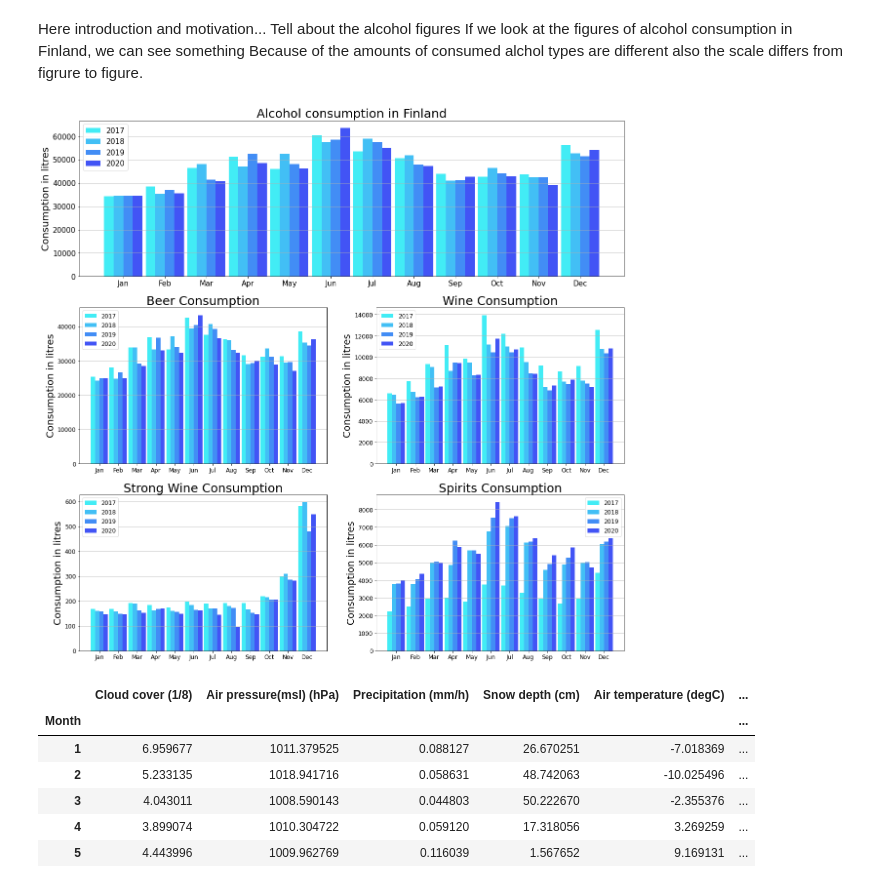
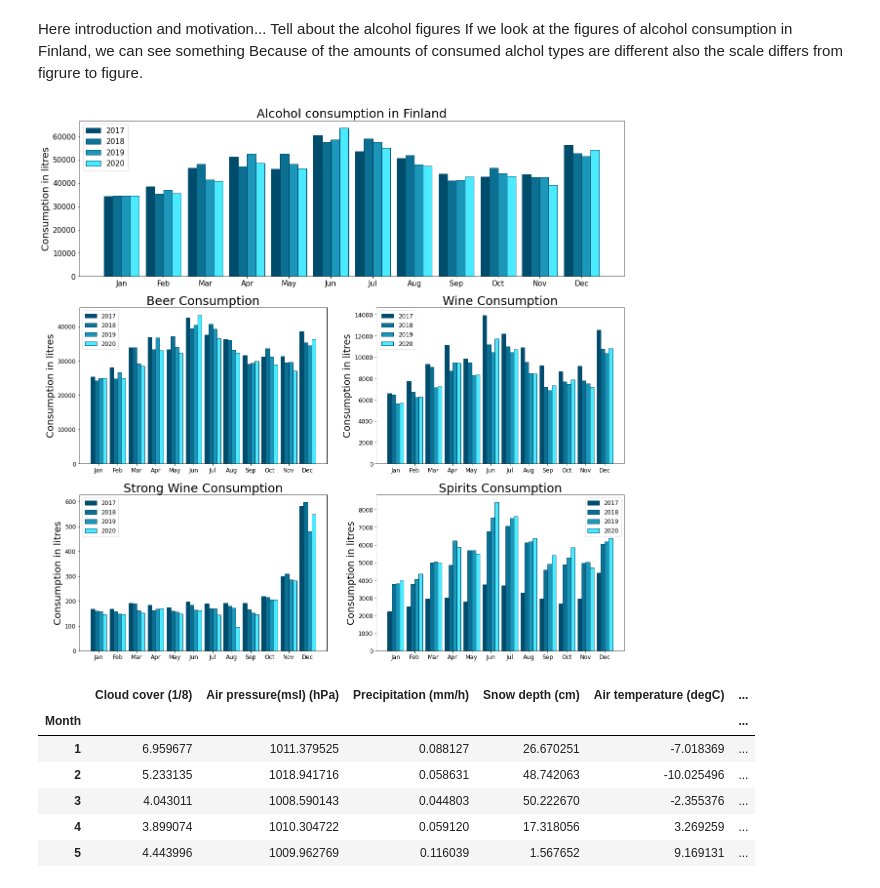
Before and after one commit to DataScience-MiniProjects/IDS-MiniProject, a Jupyter notebook: project-notebook.ipynb, the cells around one changed output. Cells and saved outputs as stored; diff of their text form; code cells hidden in the pictures.

Commit message:
Test colors bars (charts)

```diff
--- a/project-notebook.ipynb
+++ b/project-notebook.ipynb
@@ -70,7 +70,13 @@ spirits2019 = alc_data2019["Spirits"].values
 spirits2018 = alc_data2018["Spirits"].values
 spirits2017 = alc_data2017["Spirits"].values
 
-width = 0.23
+color1 = "#004C6D"
+color2 = "#0c7093"
+color3 = "#1d97b9"
+color4 = "#4ceaff"
+edgeColor = "#004C6D"
+
+width = 0.21
 bar1 = np.arange(len(labels))
 bar2 = [i + width  for i in bar1]
 bar3 = [i + width  for i in bar2]
@@ -78,73 +84,67 @@ bar4 = [i + width  for i in bar3]
 
 plt.figure(figsize=(20,20))
 plt.subplot(3,1,1)
-plt.bar(bar1, total2017, width, label="2017", color="#42ecf5")
-plt.bar(bar2, total2018, width, label="2018", color="#42bff5")
-plt.bar(bar3, total2019, width, label="2019", color="#428df5")
-plt.bar(bar4, total2020, width, label="2020", color="#4254f5")
+plt.bar(bar1, total2017, width, label="2017", color=color1, edgecolor=edgeColor)
+plt.bar(bar2, total2018, width, label="2018", color=color2, edgecolor=edgeColor)
+plt.bar(bar3, total2019, width, label="2019", color=color3, edgecolor=edgeColor)
+plt.bar(bar4, total2020, width, label="2020", color=color4, edgecolor=edgeColor)
 
 plt.ylabel("Consumption in litres", fontsize=20)
 plt.title("Alcohol consumption in Finland", fontsize=25)
 plt.xticks(bar1 + 3*width/2, labels, fontsize=15)
 plt.yticks(fontsize=15)
 plt.legend(fontsize=15)
-plt.grid(axis="y")
-
 
 plt.subplot(3,2,3)
-plt.bar(bar1, beer2017, width, label="2017", color="#42ecf5")
-plt.bar(bar2, beer2018, width, label="2018", color="#42bff5")
-plt.bar(bar3, beer2019, width, label="2019", color="#428df5")
-plt.bar(bar4, beer2020, width, label="2020", color="#4254f5")
+plt.bar(bar1, beer2017, width, label="2017", color=color1, edgecolor=edgeColor)
+plt.bar(bar2, beer2018, width, label="2018", color=color2, edgecolor=edgeColor)
+plt.bar(bar3, beer2019, width, label="2019", color=color3, edgecolor=edgeColor)
+plt.bar(bar4, beer2020, width, label="2020", color=color4, edgecolor=edgeColor)
 
 plt.ylabel("Consumption in litres", fontsize=20)
 plt.title("Beer Consumption", fontsize=25)
 plt.xticks(bar1 + 3*width/2, labels, fontsize=12)
 plt.yticks(fontsize=12)
 plt.legend(fontsize=12)
-plt.grid(axis="y")
 
 plt.subplot(3,2,4)
-plt.bar(bar1, wine2017, width, label="2017", color="#42ecf5")
-plt.bar(bar2, wine2018, width, label="2018", color="#42bff5")
-plt.bar(bar3, wine2019, width, label="2019", color="#428df5")
-plt.bar(bar4, wine2020, width, label="2020", color="#4254f5")
+plt.bar(bar1, wine2017, width, label="2017", color=color1, edgecolor=edgeColor)
+plt.bar(bar2, wine2018, width, label="2018", color=color2, edgecolor=edgeColor)
+plt.bar(bar3, wine2019, width, label="2019", color=color3, edgecolor=edgeColor)
+plt.bar(bar4, wine2020, width, label="2020", color=color4, edgecolor=edgeColor)
 
 plt.ylabel("Consumption in litres", fontsize=20)
 plt.title("Wine Consumption", fontsize=25)
 plt.xticks(bar1 + 3*width/2, labels, fontsize=12)
 plt.yticks(fontsize=12)
 plt.legend(fontsize=12)
-plt.grid(axis="y")
 
 plt.subplot(3,2,5)
-plt.bar(bar1, s_wine2017, width, label="2017", color="#42ecf5")
-plt.bar(bar2, s_wine2018, width, label="2018", color="#42bff5")
-plt.bar(bar3, s_wine2019, width, label="2019", color="#428df5")
-plt.bar(bar4, s_wine2020, width, label="2020", color="#4254f5")
+plt.bar(bar1, s_wine2017, width, label="2017", color=color1, edgecolor=edgeColor)
+plt.bar(bar2, s_wine2018, width, label="2018", color=color2, edgecolor=edgeColor)
+plt.bar(bar3, s_wine2019, width, label="2019", color=color3, edgecolor=edgeColor)
+plt.bar(bar4, s_wine2020, width, label="2020", color=color4, edgecolor=edgeColor)
 
 plt.ylabel("Consumption in litres", fontsize=20)
 plt.title("Strong Wine Consumption", fontsize=25)
 plt.xticks(bar1 + 3*width/2, labels, fontsize=12)
 plt.yticks(fontsize=12)
 plt.legend(fontsize=12)
-plt.grid(axis="y")
 
 plt.subplot(3,2,6)
-plt.bar(bar1, spirits2017, width, label="2017", color="#42ecf5")
-plt.bar(bar2, spirits2018, width, label="2018", color="#42bff5")
-plt.bar(bar3, spirits2019, width, label="2019", color="#428df5")
-plt.bar(bar4, spirits2020, width, label="2020", color="#4254f5")
+plt.bar(bar1, spirits2017, width, label="2017", color=color1, edgecolor=edgeColor)
+plt.bar(bar2, spirits2018, width, label="2018", color=color2, edgecolor=edgeColor)
+plt.bar(bar3, spirits2019, width, label="2019", color=color3, edgecolor=edgeColor)
+plt.bar(bar4, spirits2020, width, label="2020", color=color4, edgecolor=edgeColor)
 
 plt.ylabel("Consumption in litres", fontsize=20)
 plt.title("Spirits Consumption", fontsize=25)
 plt.xticks(bar1 + 3*width/2, labels, fontsize=12)
 plt.yticks(fontsize=12)
 plt.legend(fontsize=12)
-plt.grid(axis="y")
 plt.show()
 # %% [output]
-[figure, old version]
+[figure, new version]
 # %%
 # WEATHER DATA
 def load_csv(file_name:str):
```
Also changed, not shown: parts of 9 cells of this notebook.
